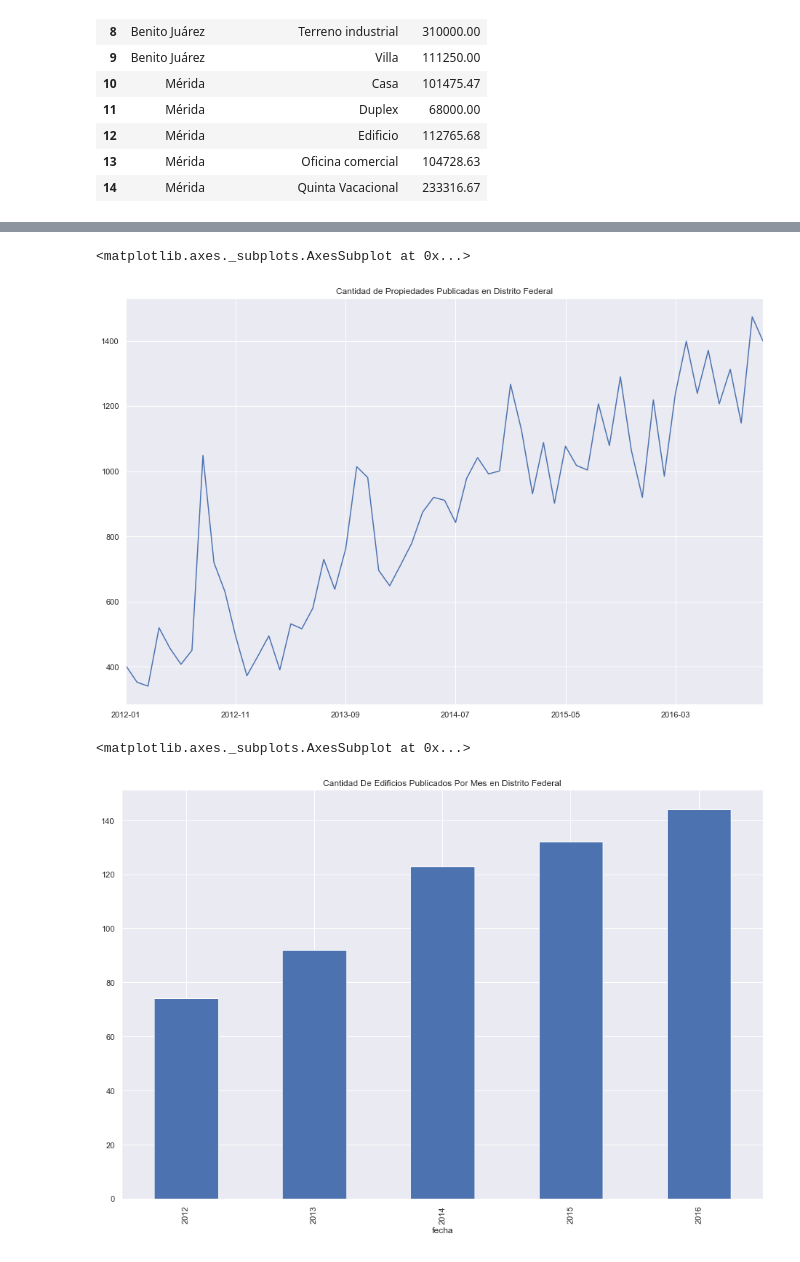
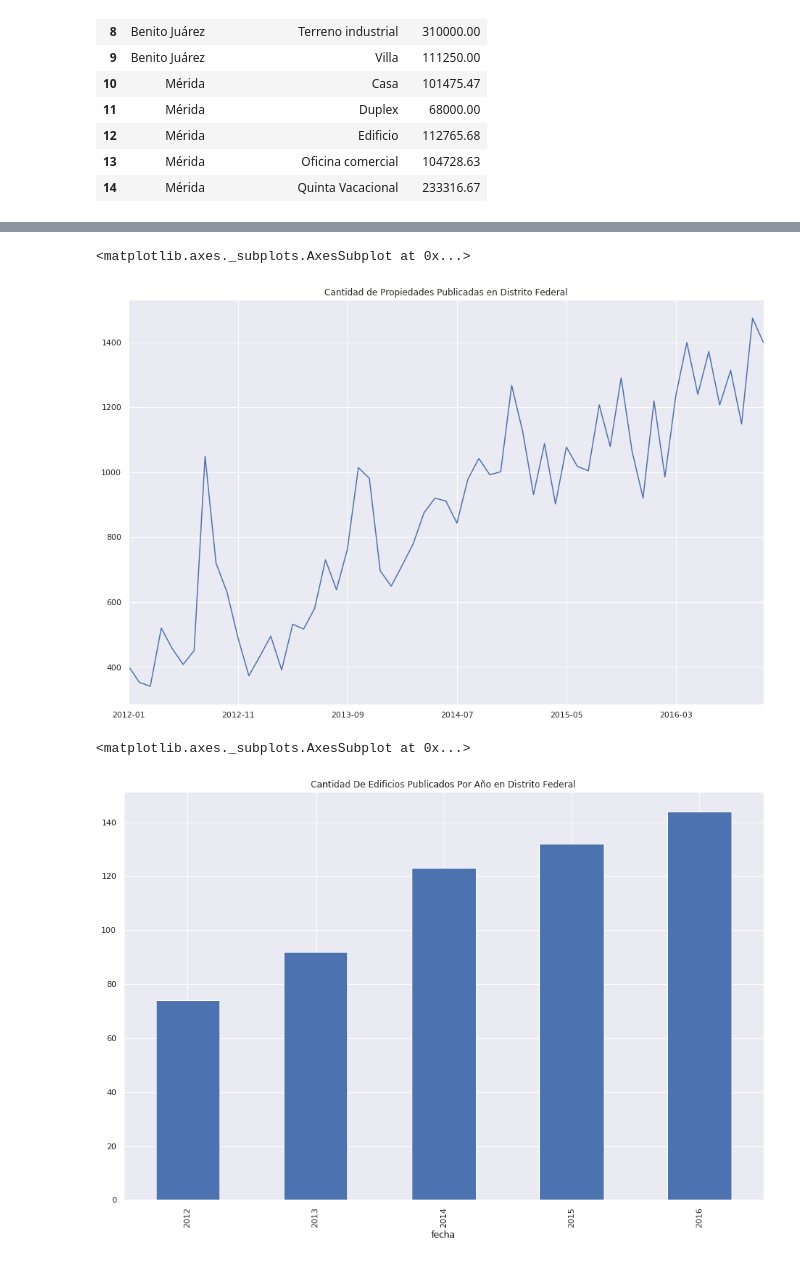
Before and after one commit to Manuel-Sturla/TP1-Datos, a Jupyter notebook: Analisis_varios_AndyYDiego.ipynb, the cells around one changed output, grey strips where cells are left out. Cells and saved outputs as stored; diff of their text form; code cells hidden in the pictures.

```diff
--- a/Analisis_varios_AndyYDiego.ipynb
+++ b/Analisis_varios_AndyYDiego.ipynb
@@ -239,7 +240,7 @@ g.set_xticks([2012,2013,2014,2015,2016])
 #evolucion_df2 = evolucion_df2.reset_index()
 #evolucion_df2.head()
 # %%
-a = pd.read_csv("train.csv")
+a = pd.read_csv("./data/train.csv")
 DF = a[a['provincia'] == 'Distrito Federal'].copy()
 #DF.sample(5)
 # %%
@@ -262,7 +263,7 @@ DF_fecha.fecha = DF_fecha.fecha.apply(lambda fecha: fecha[:-12])
 DF_fecha.fecha.value_counts().sort_index().plot(kind = 'line',title='Cantidad de Propiedades Publicadas en Distrito Federal')
 # %% [output]
 <matplotlib.axes._subplots.AxesSubplot at 0x...>
-[figure, old version]
+[figure, new version]
 # %%
 df2 = a[a['provincia'] == 'Distrito Federal'].copy()
 df2 = df2[df2['tipodepropiedad'] == 'Edificio']
@@ -271,10 +272,10 @@ df2 = df2.loc[mask]
 df2.fecha = df2.fecha.apply(lambda fecha: fecha[:-15])
 # %%
 group = df2.groupby('fecha')['tipodepropiedad']
-group.count().plot(kind='bar',title='Cantidad De Edificios Publicados Por Mes en Distrito Federal')
+group.count().plot(kind='bar',title='Cantidad De Edificios Publicados Por Año en Distrito Federal')
 # %% [output]
 <matplotlib.axes._subplots.AxesSubplot at 0x...>
-[figure, old version]
+[figure, new version]
 # %%
 group = df2.groupby('fecha')['precio']
 s = group.aggregate(np.mean)
```
Also changed, not shown: parts of 28 cells of this notebook, 4 other files.
